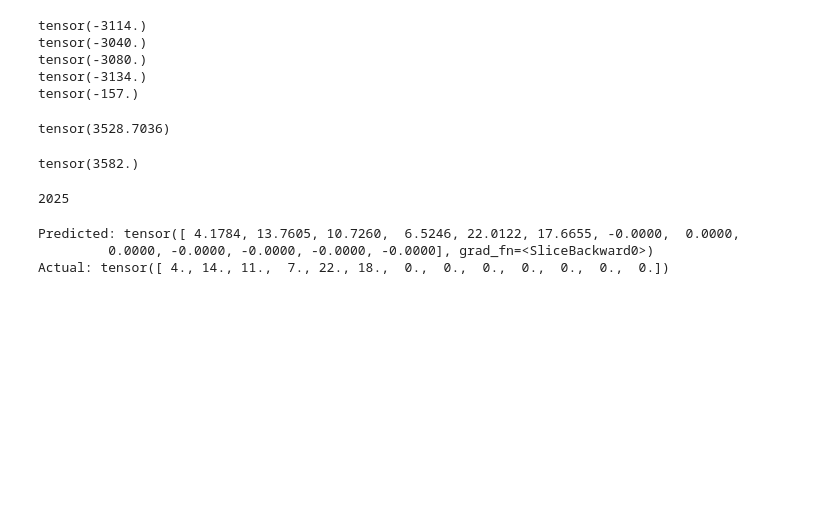
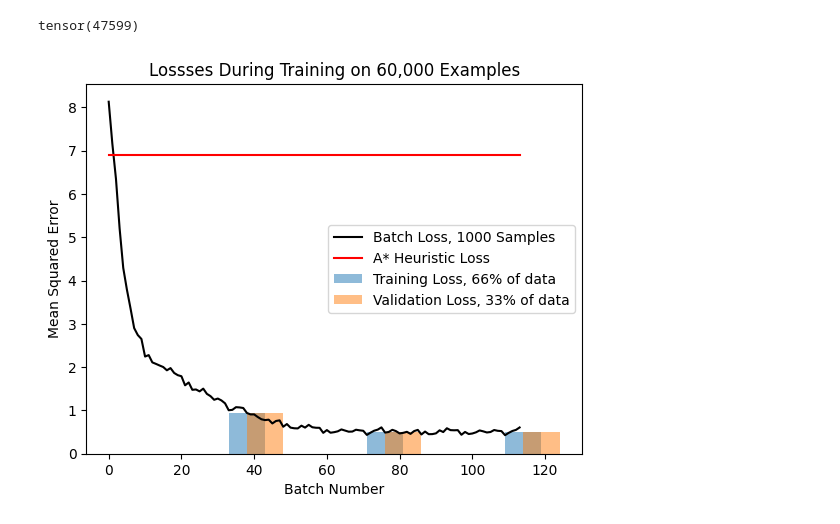
Before and after one commit to JGSuw/multirobot_planning, a Jupyter notebook: cbs/joeynet.ipynb, the cells around one changed output. Saved outputs shown, nothing was run; the diff lists cells and outputs as text; code cells hidden in the pictures; blank space fills up the shorter version.

```diff
--- a/cbs/joeynet.ipynb
+++ b/cbs/joeynet.ipynb
@@ -178,0 +206,17 @@ Epoch loss: 2.1687710285186768
+# %%
+# Using ADAM as our optimizer
+optimizer = optim.Adam(model.parameters(), lr=1e-3)
+# for parameter in model.parameters():
+    # print(parameter.device)
+
+# Sum of squared errors as loss function
+loss_fn = nn.MSELoss(reduction='sum')
+
+# Training for 20 epochs
+training_datasets = [datasets[0], datasets[1]]
+validation_set = datasets[2]
+batch_size = 1000
+dataloaders = [DataLoader(dataset, batch_size=batch_size, pin_memory=True, pin_memory_device='cuda:0') for dataset in training_datasets]
+validation_loader = DataLoader(validation_set, batch_size=batch_size, pin_memory=True, pin_memory_device='cuda:0')
+N_training_examples = sum([len(dataset) for dataset in training_datasets])
+N_validation_examples = len(validation_set)
@@ -179,34 +303,37 @@ Epoch loss: 2.1687710285186768
+# %%
+# how many parameters are in this model anyway?
+total = 0
+for p in model.parameters():
+    size = torch.tensor(p.size())
+    total += torch.prod(size)
+print(total)
+# %% [output]
+tensor(47599)
 # %%
 # comparing just A* solutions to the CBS solutions
-astar_losses = torch.zeros(len(dataset), dtype=torch.float)
+heuristic_losses = torch.zeros(len(validation_set), dtype=torch.float, requires_grad=False)
 i = 0
 with torch.no_grad():
-    for features, labels in iter(dataloader):
+    for features, labels in iter(validation_set):
         N_batch = labels.size()[0]
-        astar_losses[i:i+N_batch] = loss_fn(features[1], labels)
+        heuristic_losses[i:i+N_batch] = loss_fn(features[1], labels)
         i += N_batch
-astar_losses.sum()/len(dataset) # about 1000x worse than running the congestion model on the same data.
+heuristic_loss = (heuristic_losses.sum()/len(validation_set)).item()
-# %% [output]
-tensor(-3114.)
-tensor(-3040.)
-tensor(-3080.)
-tensor(-3134.)
-tensor(-157.)
-tensor(3528.7036)
-# %%
-astar_losses[2]
-# %% [output]
-tensor(3582.)
-# %%
-i = iter(dataloader)
-print(len(dataset))
-# %% [output]
-2025
-# %%
-features,labels = next(i)
-print(f'Predicted: {model(*features)[1,:]}')
-print(f'Actual: {labels[1,:]}')
-# %% [output]
-Predicted: tensor([ 4.1784, 13.7605, 10.7260,  6.5246, 22.0122, 17.6655, -0.0000,  0.0000,
-         0.0000, -0.0000, -0.0000, -0.0000, -0.0000], grad_fn=<SliceBackward0>)
-Actual: tensor([ 4., 14., 11.,  7., 22., 18.,  0.,  0.,  0.,  0.,  0.,  0.,  0.])
+# %%
+from matplotlib import pyplot as plt
+fig, ax = plt.subplots()
+batch = list(range(len(batch_losses)))
+start_batch = 0
+validation_shift = 5*torch.ones(validation_losses.size()[0], dtype=int)
+ax.plot(batch[start_batch:], batch_losses[start_batch:], color='black', label='Batch Loss, 1000 Samples')
+# ax.scatter(epoch_losses[:,1], epoch_losses[:,0])
+ax.bar(epoch_losses[:,1], epoch_losses[:,0], width=10, alpha=0.5, label='Training Loss, 66% of data')
+ax.bar(validation_losses[:,1]+validation_shift, validation_losses[:,0], width=10, alpha=0.5, label='Validation Loss, 33% of data')
+ax.plot(batch[start_batch:], (len(batch)-start_batch)*[heuristic_loss], color='r', label='A* Heuristic Loss')
+ax.set_xlabel('Batch Number')
+ax.set_ylabel('Mean Squared Error')
+ax.set_title('Lossses During Training on 60,000 Examples')
+ax.legend()
+plt.savefig('loss_plot.png')
+# %% [output]
+[figure, added]
```
Also changed, not shown: parts of 7 cells of this notebook, 2 other files.
